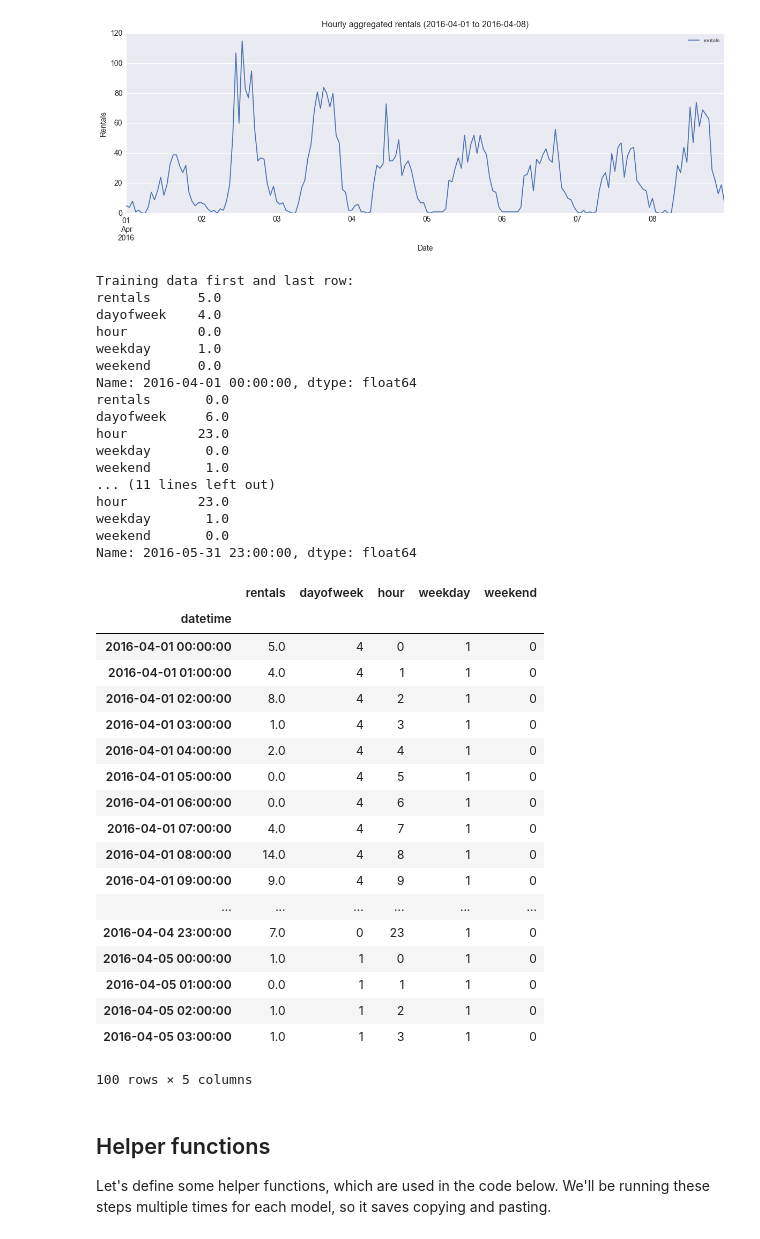
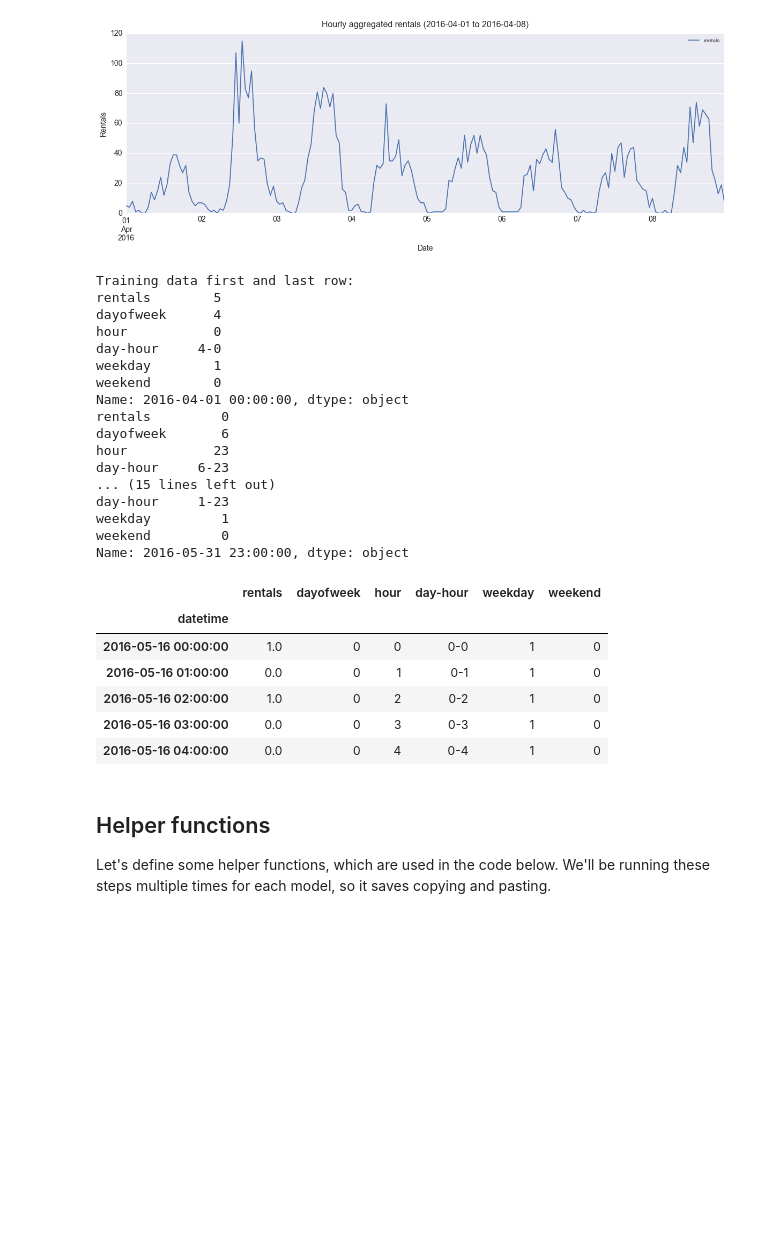
Before and after one commit to timgasser/bcycle-austin, a Jupyter notebook: notebooks/bcycle_hourly_rental_models.ipynb, the cells around one changed output. Drawn from its saved outputs; the diff is of its cells as text; code cells hidden in the pictures; blank space fills up the shorter version.

```diff
--- a/notebooks/bcycle_hourly_rental_models.ipynb
+++ b/notebooks/bcycle_hourly_rental_models.ipynb
@@ -117,70 +110,59 @@ def add_time_features(df):
 
     '''
     df.head()
     df['dayofweek'] = df.index.dayofweek
-    df['hour'] = df.index.hour
+    df['hour'] = df.index.hour.astype(str)
+    df['day-hour'] = df['dayofweek'].astype(str) + '-' + df['hour']
     df['weekday'] = (df['dayofweek'] < 5).astype(np.uint8)
     df['weekend'] = (df['dayofweek'] >= 5).astype(np.uint8)
     return df
 
 def split_train_val_df(df, train_start, train_end, val_start, val_end):
     '''Splits Dataframe into training and validation datasets
     INPUT: df - Dataframe to split
            train_start/end - training set time range
            val_start/end - validation time range
     RETURNS: Tuple of (train_df, val_df)
     '''
     train_df = df.loc[train_start:train_end,:]
     val_df = df.loc[val_start:val_end,:]
     return (train_df, val_df)
 
 rental_time_df = add_time_features(hourly_df)
 train_df, val_df = split_train_val_df(rental_time_df,
                                       '2016-04-01', '2016-05-15',
                                       '2016-05-16', '2016-05-31')
 
 
 print('\nTraining data first and last row:\n{}\n{}'.format(train_df.iloc[0], train_df.iloc[-1]))
 print('\nValidation data first and last row:\n{}\n{}'.format(val_df.iloc[0], val_df.iloc[-1]))
 
-train_df.head(100)
+val_df.head()
 # %% [output]
 Training data first and last row:
-rentals      5.0
-dayofweek    4.0
-hour         0.0
-weekday      1.0
-weekend      0.0
-Name: 2016-04-01 00:00:00, dtype: float64
-rentals       0.0
-dayofweek     6.0
-hour         23.0
-weekday       0.0
-weekend       1.0
-... (11 lines left out)
-hour         23.0
-weekday       1.0
-weekend       0.0
-Name: 2016-05-31 23:00:00, dtype: float64
+rentals        5
+dayofweek      4
+hour           0
+day-hour     4-0
+weekday        1
+weekend        0
+Name: 2016-04-01 00:00:00, dtype: object
+rentals         0
+dayofweek       6
+hour           23
+day-hour     6-23
+... (15 lines left out)
+day-hour     1-23
+weekday         1
+weekend         0
+Name: 2016-05-31 23:00:00, dtype: object
-|  | rentals | dayofweek | hour | weekday | weekend |
-| datetime |  |  |  |  |  |
-| 2016-04-01 00:00:00 | 5.0 | 4 | 0 | 1 | 0 |
-| 2016-04-01 01:00:00 | 4.0 | 4 | 1 | 1 | 0 |
-| 2016-04-01 02:00:00 | 8.0 | 4 | 2 | 1 | 0 |
-| 2016-04-01 03:00:00 | 1.0 | 4 | 3 | 1 | 0 |
-| 2016-04-01 04:00:00 | 2.0 | 4 | 4 | 1 | 0 |
-| 2016-04-01 05:00:00 | 0.0 | 4 | 5 | 1 | 0 |
-| 2016-04-01 06:00:00 | 0.0 | 4 | 6 | 1 | 0 |
-| 2016-04-01 07:00:00 | 4.0 | 4 | 7 | 1 | 0 |
-| 2016-04-01 08:00:00 | 14.0 | 4 | 8 | 1 | 0 |
-| 2016-04-01 09:00:00 | 9.0 | 4 | 9 | 1 | 0 |
-| ... | ... | ... | ... | ... | ... |
-| 2016-04-04 23:00:00 | 7.0 | 0 | 23 | 1 | 0 |
-| 2016-04-05 00:00:00 | 1.0 | 1 | 0 | 1 | 0 |
-| 2016-04-05 01:00:00 | 0.0 | 1 | 1 | 1 | 0 |
-| 2016-04-05 02:00:00 | 1.0 | 1 | 2 | 1 | 0 |
-| 2016-04-05 03:00:00 | 1.0 | 1 | 3 | 1 | 0 |
+|  | rentals | dayofweek | hour | day-hour | weekday | weekend |
+| datetime |  |  |  |  |  |  |
+| 2016-05-16 00:00:00 | 1.0 | 0 | 0 | 0-0 | 1 | 0 |
+| 2016-05-16 01:00:00 | 0.0 | 0 | 1 | 0-1 | 1 | 0 |
+| 2016-05-16 02:00:00 | 1.0 | 0 | 2 | 0-2 | 1 | 0 |
+| 2016-05-16 03:00:00 | 0.0 | 0 | 3 | 0-3 | 1 | 0 |
+| 2016-05-16 04:00:00 | 0.0 | 0 | 4 | 0-4 | 1 | 0 |
-100 rows × 5 columns
 # %% [markdown]
 ## Helper functions
 
```
Also changed, not shown: parts of 21 cells of this notebook.
